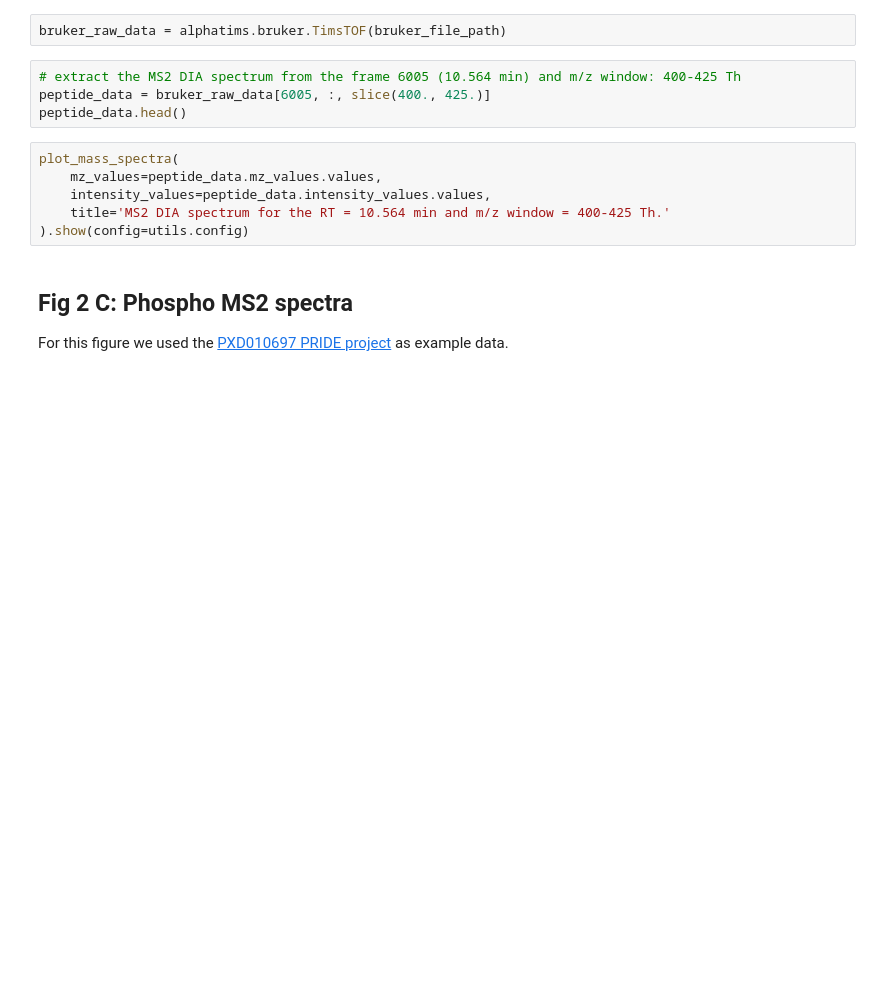
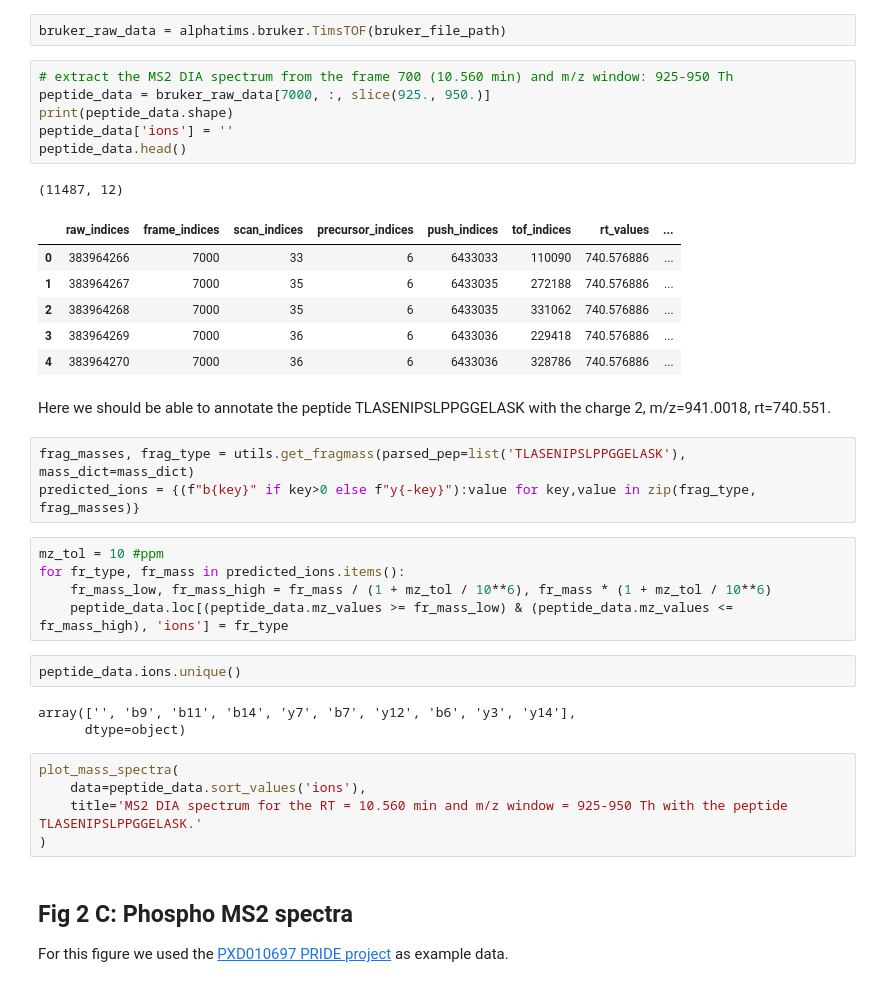
Before and after one commit to MannLabs/ProteomicsVisualization, a Jupyter notebook: Figure 2.ipynb, the cells around one changed output. Saved outputs shown, nothing was run; the diff lists cells and outputs as text; blank space fills up the shorter version.

Commit message:
fix: add the option to fragment the spectrum and add the ions to the ms2 plot

```diff
--- a/Figure 2.ipynb
+++ b/Figure 2.ipynb
@@ -156,15 +216,39 @@ bruker_file_path = '../Data/PXD017703_diaPASEF/20200428_Evosep_60SPD_SG06-16_MLH
 # %%
 bruker_raw_data = alphatims.bruker.TimsTOF(bruker_file_path)
 # %%
-# extract the MS2 DIA spectrum from the frame 6005 (10.564 min) and m/z window: 400-425 Th
-peptide_data = bruker_raw_data[6005, :, slice(400., 425.)]
+# extract the MS2 DIA spectrum from the frame 700 (10.560 min) and m/z window: 925-950 Th
+peptide_data = bruker_raw_data[7000, :, slice(925., 950.)]
+print(peptide_data.shape)
+peptide_data['ions'] = ''
 peptide_data.head()
+# %% [output]
+(11487, 12)
+|  | raw_indices | frame_indices | scan_indices | precursor_indices | push_indices | tof_indices | rt_values | ... |
+| 0 | 383964266 | 7000 | 33 | 6 | 6433033 | 110090 | 740.576886 | ... |
+| 1 | 383964267 | 7000 | 35 | 6 | 6433035 | 272188 | 740.576886 | ... |
+| 2 | 383964268 | 7000 | 35 | 6 | 6433035 | 331062 | 740.576886 | ... |
+| 3 | 383964269 | 7000 | 36 | 6 | 6433036 | 229418 | 740.576886 | ... |
+| 4 | 383964270 | 7000 | 36 | 6 | 6433036 | 328786 | 740.576886 | ... |
+# %% [markdown]
+Here we should be able to annotate the peptide TLASENIPSLPPGGELASK with the charge 2, m/z=941.0018, rt=740.551.
+# %%
+frag_masses, frag_type = utils.get_fragmass(parsed_pep=list('TLASENIPSLPPGGELASK'), mass_dict=mass_dict)
+predicted_ions = {(f"b{key}" if key>0 else f"y{-key}"):value for key,value in zip(frag_type, frag_masses)}
+# %%
+mz_tol = 10 #ppm
+for fr_type, fr_mass in predicted_ions.items():
+    fr_mass_low, fr_mass_high = fr_mass / (1 + mz_tol / 10**6), fr_mass * (1 + mz_tol / 10**6)
+    peptide_data.loc[(peptide_data.mz_values >= fr_mass_low) & (peptide_data.mz_values <= fr_mass_high), 'ions'] = fr_type
+# %%
+peptide_data.ions.unique()
+# %% [output]
+array(['', 'b9', 'b11', 'b14', 'y7', 'b7', 'y12', 'b6', 'y3', 'y14'],
+      dtype=object)
 # %%
 plot_mass_spectra(
-    mz_values=peptide_data.mz_values.values,
-    intensity_values=peptide_data.intensity_values.values,
-    title='MS2 DIA spectrum for the RT = 10.564 min and m/z window = 400-425 Th.'
-).show(config=utils.config)
+    data=peptide_data.sort_values('ions'),
+    title='MS2 DIA spectrum for the RT = 10.560 min and m/z window = 925-950 Th with the peptide TLASENIPSLPPGGELASK.'
+)
 # %% [markdown]
 ## Fig 2 C: Phospho MS2 spectra
 
```
Also changed, not shown: parts of 27 cells of this notebook, 1 other file.
